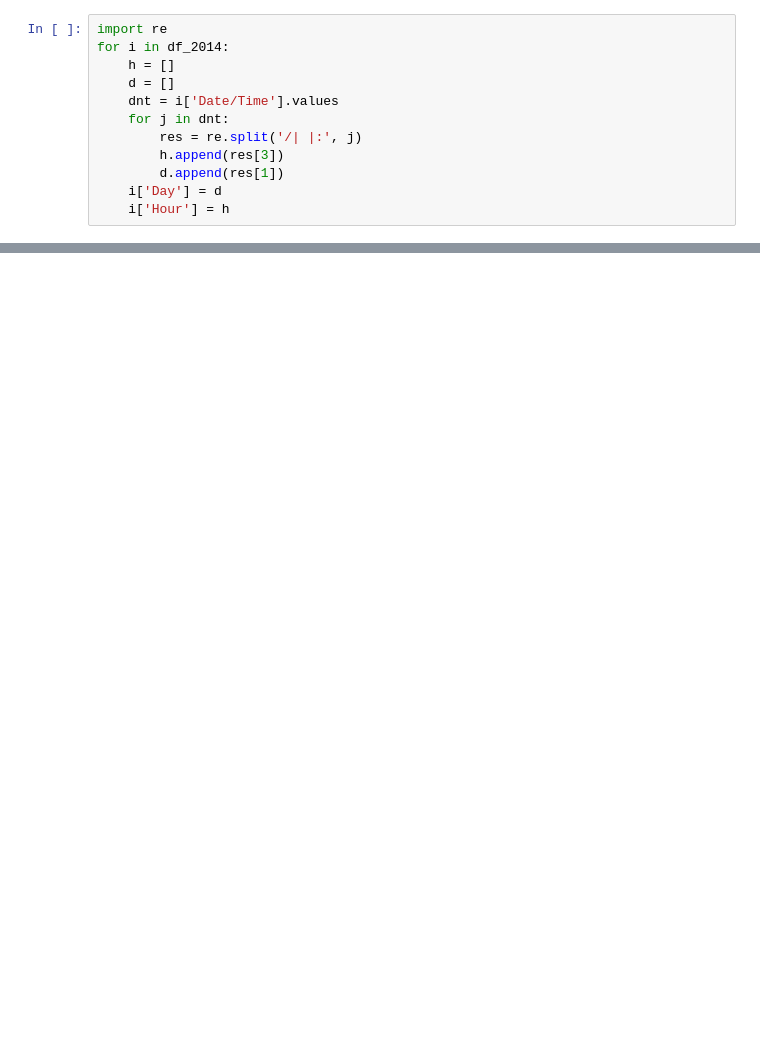
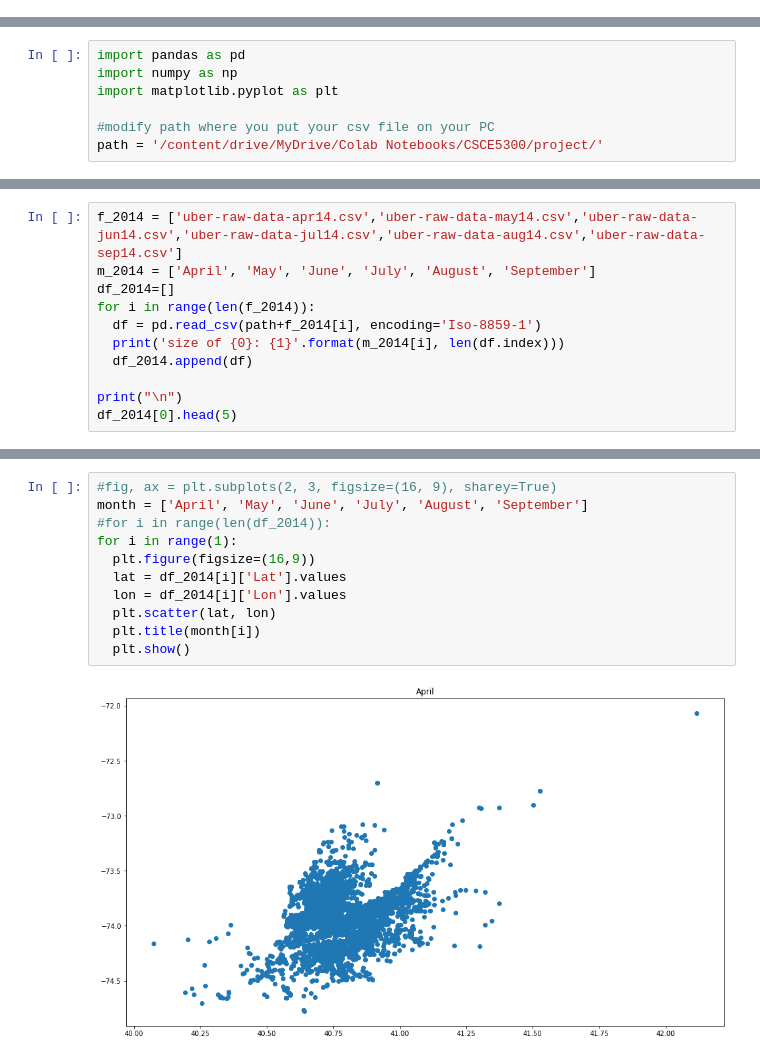
Before and after one commit to bring-nirachornkul/Big-Data-group-project, a Jupyter notebook: uber_preprocessing.ipynb, the cells around one changed output, grey strips where cells are left out. Saved outputs shown, nothing was run; the diff lists cells and outputs as text; blank space fills up the shorter version.

```diff
--- a/uber_preprocessing.ipynb
+++ b/uber_preprocessing.ipynb
@@ -78,12 +0,0 @@ uber-raw-data-sep14.csv
-# %%
-import re
-for i in df_2014:
-    h = []
-    d = []
-    dnt = i['Date/Time'].values
-    for j in dnt:
-        res = re.split('/| |:', j)
-        h.append(res[3])
-        d.append(res[1])
-    i['Day'] = d
-    i['Hour'] = h
@@ -121,0 +7,7 @@ for i in range(len(df_2014)):
+# %%
+import pandas as pd
+import numpy as np
+import matplotlib.pyplot as plt
+
+#modify path where you put your csv file on your PC
+path = '/content/drive/MyDrive/Colab Notebooks/CSCE5300/project/'
@@ -121,0 +16,11 @@ for i in range(len(df_2014)):
+# %%
+f_2014 = ['uber-raw-data-apr14.csv','uber-raw-data-may14.csv','uber-raw-data-jun14.csv','uber-raw-data-jul14.csv','uber-raw-data-aug14.csv','uber-raw-data-sep14.csv']
+m_2014 = ['April', 'May', 'June', 'July', 'August', 'September']
+df_2014=[]
+for i in range(len(f_2014)):
+  df = pd.read_csv(path+f_2014[i], encoding='Iso-8859-1')
+  print('size of {0}: {1}'.format(m_2014[i], len(df.index)))
+  df_2014.append(df)
+
+print("\n")
+df_2014[0].head(5)
@@ -121,0 +40,13 @@ for i in range(len(df_2014)):
+# %%
+#fig, ax = plt.subplots(2, 3, figsize=(16, 9), sharey=True)
+month = ['April', 'May', 'June', 'July', 'August', 'September']
+#for i in range(len(df_2014)):
+for i in range(1):
+  plt.figure(figsize=(16,9))
+  lat = df_2014[i]['Lat'].values
+  lon = df_2014[i]['Lon'].values
+  plt.scatter(lat, lon)
+  plt.title(month[i])
+  plt.show()
+# %% [output]
+[figure, added]
```
Also changed, not shown: parts of 55 cells of this notebook.
